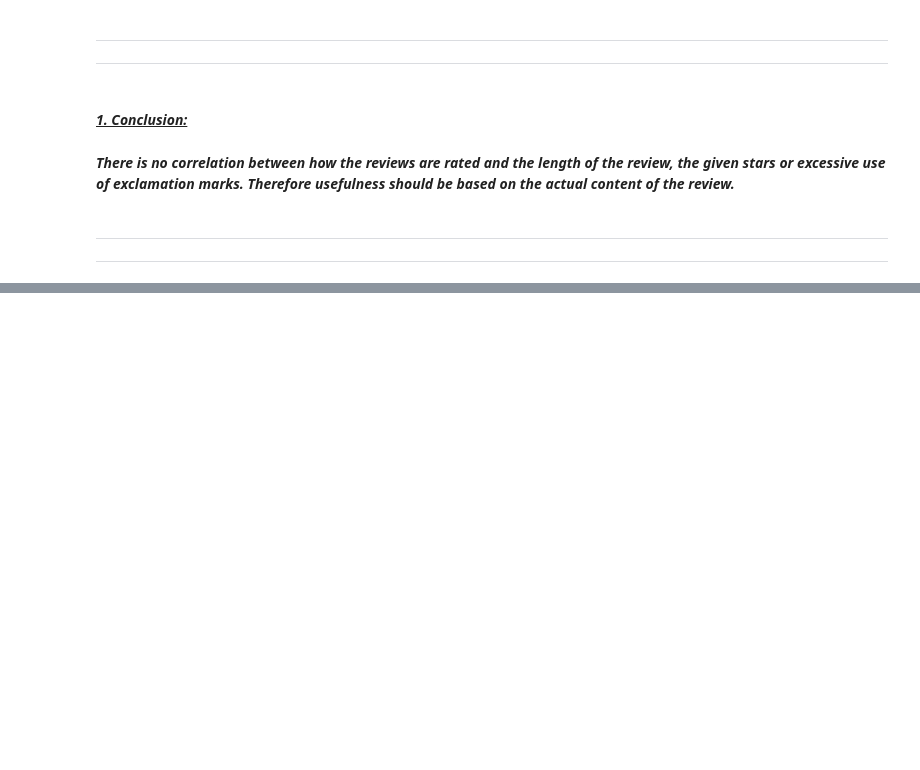
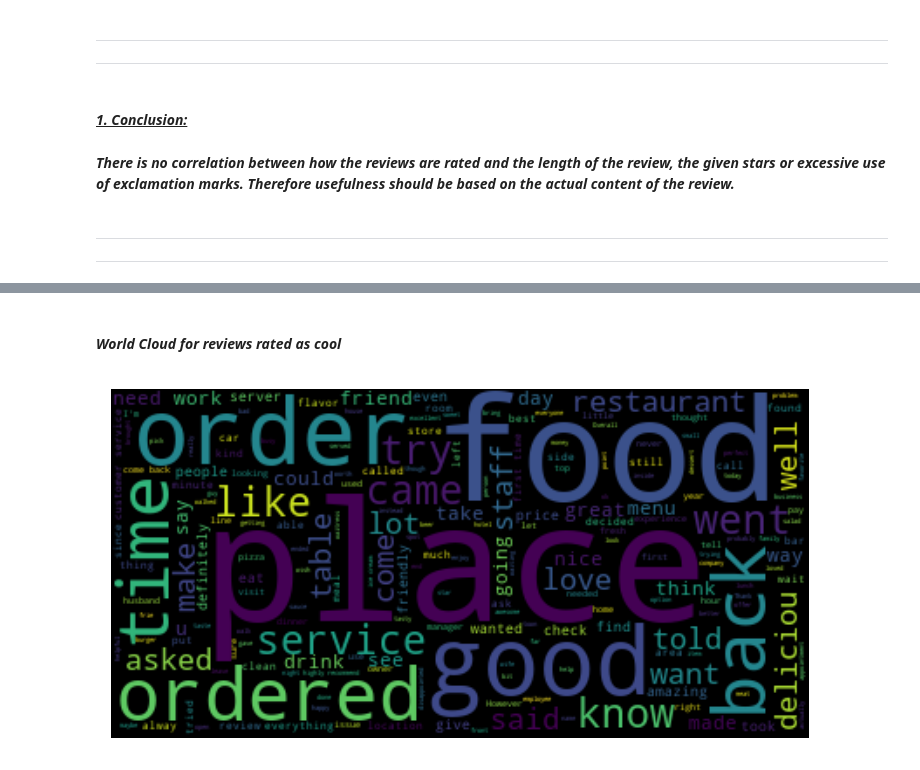
Before and after one commit to Jerwin87/Yelp-Capstone, a Jupyter notebook: notebooks/fb_EDA_Quality.ipynb, the cells around one changed output, grey strips where cells are left out. Saved outputs shown, nothing was run; the diff lists cells and outputs as text; code cells hidden in the pictures; blank space fills up the shorter version.

```diff
--- a/notebooks/fb_EDA_Quality.ipynb
+++ b/notebooks/fb_EDA_Quality.ipynb
@@ -220,0 +297,8 @@ sns.heatmap(df_corr_excl.corr(), annot=True, cmap='viridis_r', linewidth=0.01, l
+# %% [markdown]
+#### ***World Cloud for reviews rated as cool***
+# %%
+plt.imshow(wordcloud_cool, interpolation='bilinear')
+plt.axis("off");
+#print(wordcloud_cool.words_.keys())
+# %% [output]
+[figure, added]
```
Also changed, not shown: parts of 25 cells of this notebook.
